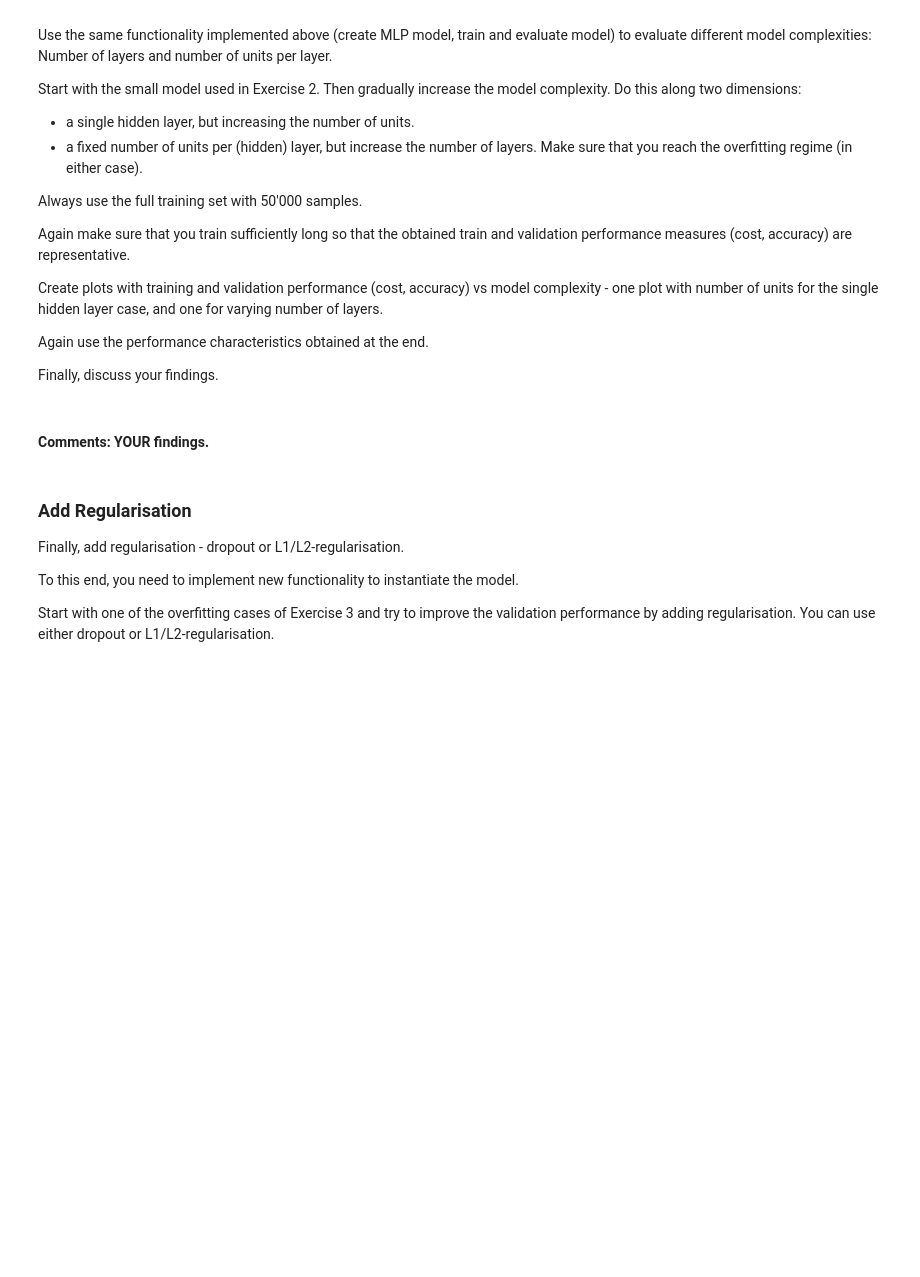
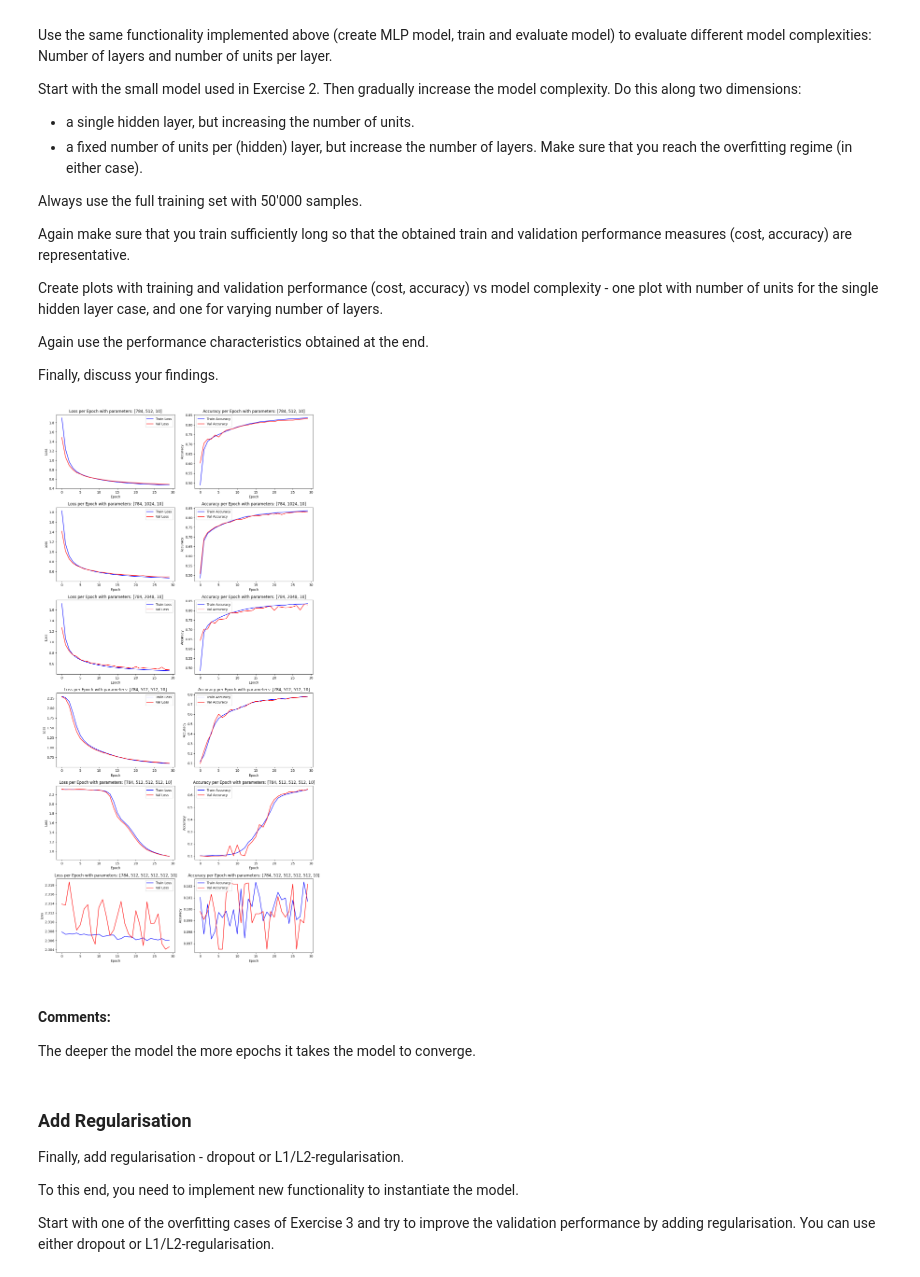
Before and after one commit to JaronMatzinger/mse_delearn, a Jupyter notebook: 03_exercises/mlps_for_fashion_MNIST_stud.ipynb, the cells around one changed output. Cells and saved outputs as stored; diff of their text form; code cells hidden in the pictures; blank space fills up the shorter version.

```diff
--- a/03_exercises/mlps_for_fashion_MNIST_stud.ipynb
+++ b/03_exercises/mlps_for_fashion_MNIST_stud.ipynb
@@ -133,24 +284,58 @@ Finally, discuss your findings.
 # %%
 # YOUR CODE HERE #
 # several iterations with the code snippets of the form:
 
-nbatch = 64
-nepochs =
-lr =
+def mlp(units=[28*28, 200, 10]):
+    layers = [torch.nn.Flatten()]
 
-model =
+    for i in range(len(units) - 1):
+        layers.append(torch.nn.Linear(units[i], units[i+1]))
+        if i < len(units) - 2:
+            layers.append(torch.nn.Sigmoid())
 
-cost_train, cost_valid, acc_train, acc_valid = train_eval(model, lr, nepochs, nbatch, training_data, validation_data)
+    model = torch.nn.Sequential(*layers)
+    return model
 
-plt.figure(1)
-plt.plot(range(nepochs), cost_train, "b-")
-plt.plot(range(nepochs), cost_valid, "r-")
+n_batch = 64
+n_epochs = 30
+lr = 0.01
 
-plt.figure(2)
-plt.plot(range(nepochs), acc_train, "b-")
-plt.plot(range(nepochs), acc_valid, "r-")
+params = [
+    [28*28, 512, 10],
+    [28*28, 1024, 10],
+    [28*28, 2048, 10],
+    [28*28, 512, 512, 10],
+    [28*28, 512, 512, 512, 10],
+    [28*28, 512, 512, 512, 512, 10]
+]
+
+fig, ax = plt.subplots(len(params), 2, figsize=(12, 4 * len(params)), layout='tight')
+
+for i, units in enumerate(params):
+
+    model = mlp(units)
+    cost_train, cost_valid, acc_train, acc_valid = train_eval(model, lr, n_epochs if i <= 4 else 100, n_batch, training_data, validation_data, verbose=False)
+
+    ax[i, 0].plot(range(n_epochs), cost_train, "b-", label='Train Loss')
+    ax[i, 0].plot(range(n_epochs), cost_valid, "r-", label='Val Loss')
+    ax[i, 0].set_title(f'Loss per Epoch with parameters: {units}')
+    ax[i, 0].set_xlabel('Epoch')
+    ax[i, 0].set_ylabel('Loss')
+    ax[i, 0].legend()
+
+    ax[i, 1].plot(range(n_epochs), acc_train, "b-", label='Train Accuracy')
+    ax[i, 1].plot(range(n_epochs), acc_valid, "r-", label='Val Accuracy')
+    ax[i, 1].set_title(f'Accuracy per Epoch with parameters: {units}')
+    ax[i, 1].set_xlabel('Epoch')
+    ax[i, 1].set_ylabel('Accuracy')
+    ax[i, 1].legend()
+
+plt.show()
+# %% [output]
+[figure, added]
 # %% [markdown]
-#### Comments: YOUR findings.
+#### Comments:
+The deeper the model the more epochs it takes the model to converge.
 # %% [markdown]
 ### Add Regularisation
 
```
Also changed, not shown: parts of 14 cells of this notebook.
